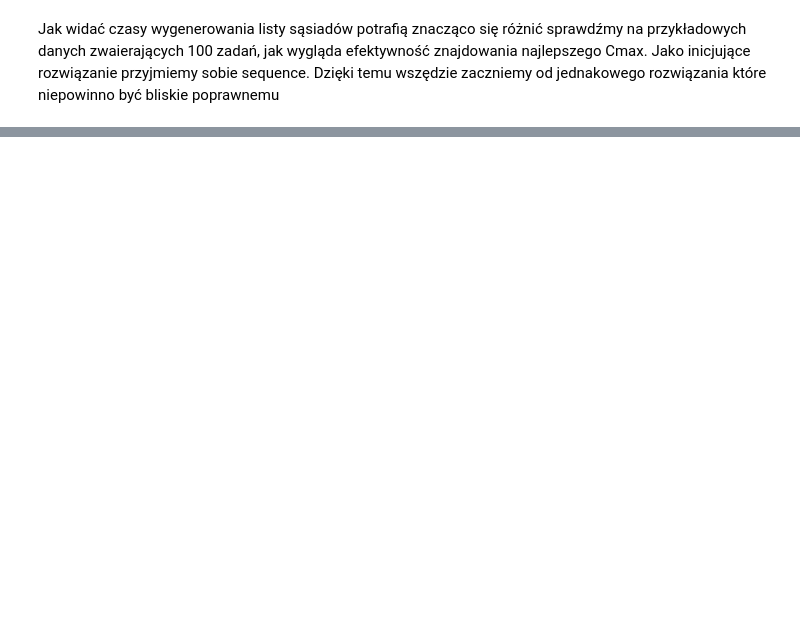
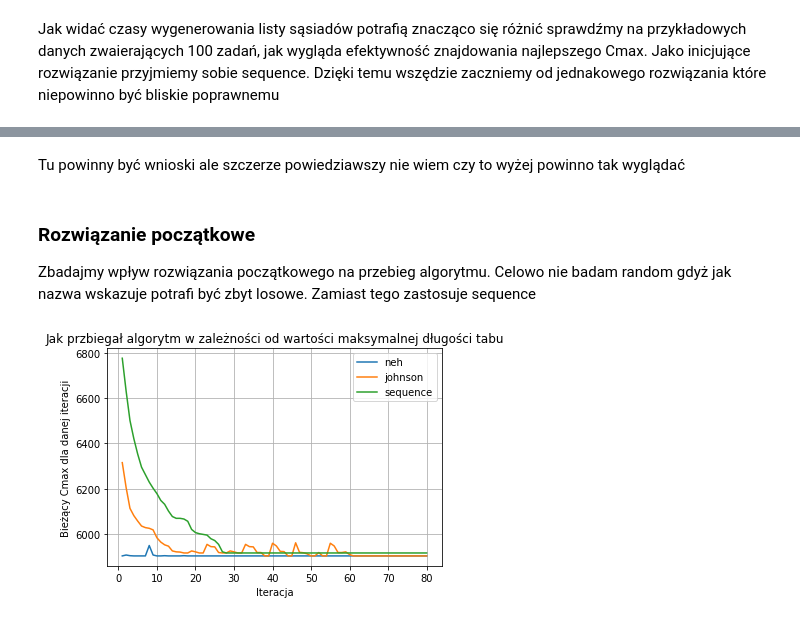
Before and after one commit to Seerfer/SPDlab, a Jupyter notebook: ZAD3/Sprawozdanie.ipynb, the cells around one changed output, grey strips where cells are left out. Saved outputs shown, nothing was run; the diff lists cells and outputs as text; code cells hidden in the pictures; blank space fills up the shorter version.

```diff
--- a/ZAD3/Sprawozdanie.ipynb
+++ b/ZAD3/Sprawozdanie.ipynb
@@ -211,0 +267,24 @@ plt.show()
+# %% [markdown]
+Tu powinny być wnioski ale szczerze powiedziawszy nie wiem czy to wyżej powinno tak wyglądać
+# %% [markdown]
+### Rozwiązanie początkowe ###
+Zbadajmy wpływ rozwiązania początkowego na przebieg algorytmu. Celowo nie badam random gdyż jak nazwa
+wskazuje potrafi być zbyt losowe. Zamiast tego zastosuje sequence
+# %%
+inits = ["neh", "johnson", "sequence"]
+history = {k: [] for k in inits}
+iter_n = 80
+iterations = list(range(1, iter_n+1))
+for init in inits:
+    history[init] = TS.Tabu_search(data, stop=stop_func, init_function=init,
+                                   iter=iter_n, neighbourhoods_function='swap')[2]
+    plt.plot(iterations, history[init], label=str(init))
+
+plt.legend()
+plt.grid()
+plt.title("Jak przbiegał algorytm w zależności od wartości maksymalnej długości tabu")
+plt.xlabel("Iteracja")
+plt.ylabel("Bieżący Cmax dla danej iteracji")
+plt.show()
+# %% [output]
+[figure, added]
```
Also changed, not shown: parts of 12 cells of this notebook, 2 other files.
